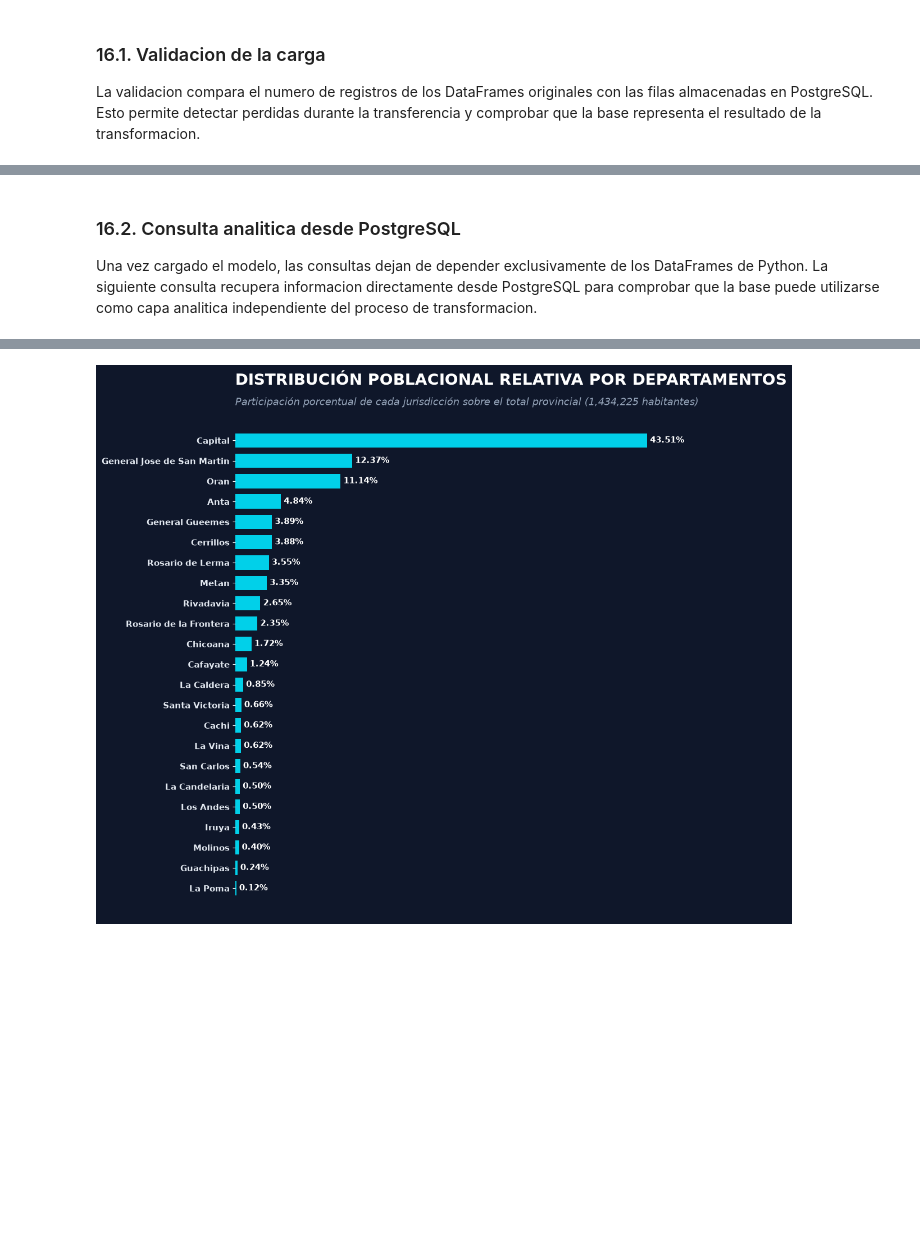
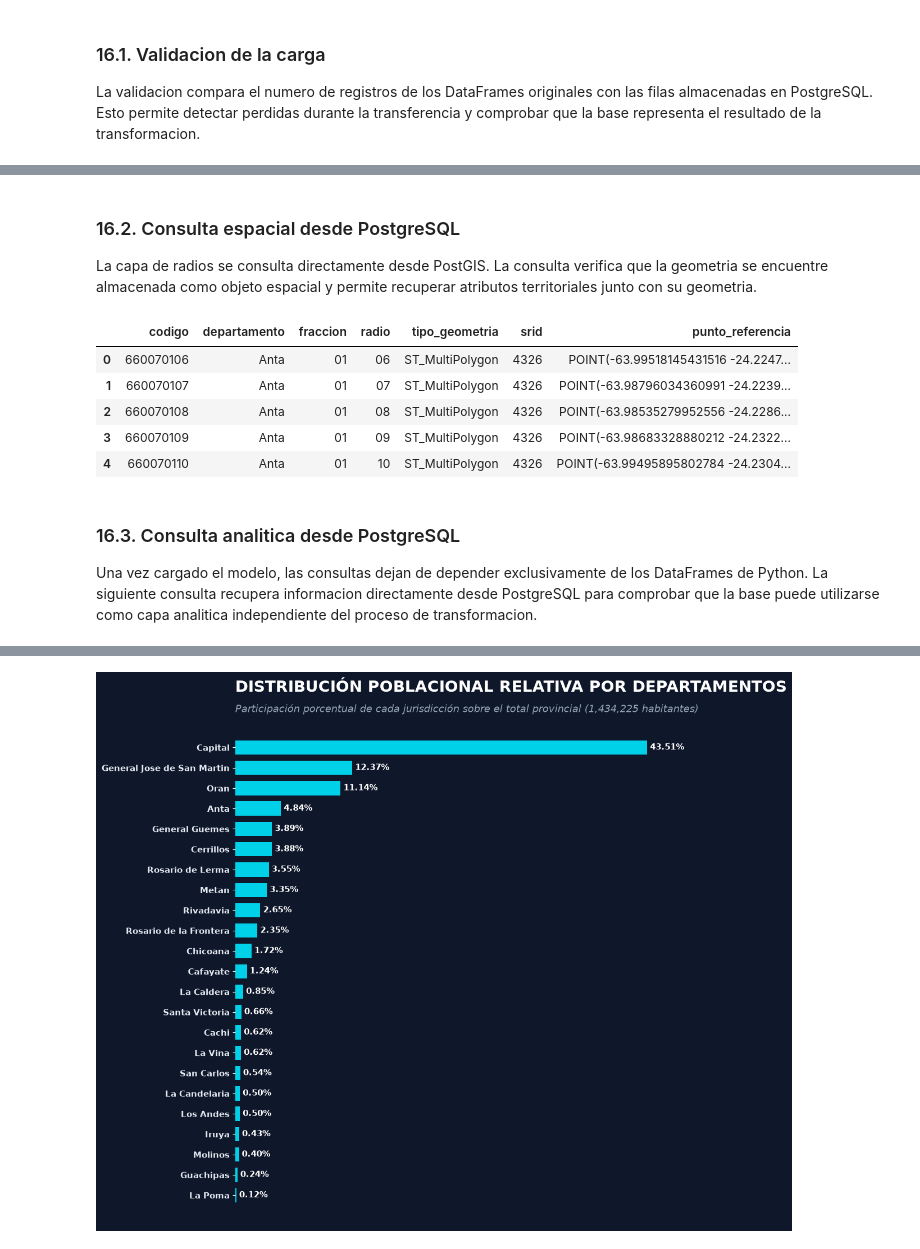
Before and after one commit to turkoModad/censo-pipeline-geoanalytics, a Jupyter notebook: main.ipynb, the cells around one changed output, grey strips where cells are left out. Cells and saved outputs as stored; diff of their text form; code cells hidden in the pictures; blank space fills up the shorter version.

```diff
--- a/main.ipynb
+++ b/main.ipynb
@@ -1004,5 +1122,34 @@ if LOAD_POSTGRES and engine is not None:
+# %% [markdown]
+### 16.2. Consulta espacial desde PostgreSQL
+
+La capa de radios se consulta directamente desde PostGIS. La consulta verifica que la geometria se encuentre almacenada como objeto espacial y permite recuperar atributos territoriales junto con su geometria.
+# %%
+if LOAD_POSTGRES and engine is not None:
+    spatial_query = """
+        SELECT
+            codigo,
+            departamento,
+            fraccion,
+            radio,
+            ST_GeometryType(geometry) AS tipo_geometria,
+            ST_SRID(geometry) AS srid,
+            ST_AsText(ST_PointOnSurface(geometry)) AS punto_referencia
+        FROM public.geo_radios_2022
+        ORDER BY codigo
+        LIMIT 5
+    """
+
+    spatial_sample = pd.read_sql(spatial_query, engine)
+    display(spatial_sample)
+# %% [output]
+|  | codigo | departamento | fraccion | radio | tipo_geometria | srid | punto_referencia |
+| 0 | 660070106 | Anta | 01 | 06 | ST_MultiPolygon | 4326 | POINT(-63.99518145431516 -24.2247... |
+| 1 | 660070107 | Anta | 01 | 07 | ST_MultiPolygon | 4326 | POINT(-63.98796034360991 -24.2239... |
+| 2 | 660070108 | Anta | 01 | 08 | ST_MultiPolygon | 4326 | POINT(-63.98535279952556 -24.2286... |
+| 3 | 660070109 | Anta | 01 | 09 | ST_MultiPolygon | 4326 | POINT(-63.98683328880212 -24.2322... |
+| 4 | 660070110 | Anta | 01 | 10 | ST_MultiPolygon | 4326 | POINT(-63.99495895802784 -24.2304... |
 # %% [markdown]
-### 16.2. Consulta analitica desde PostgreSQL
+### 16.3. Consulta analitica desde PostgreSQL
 
 Una vez cargado el modelo, las consultas dejan de depender exclusivamente de los DataFrames de Python. La siguiente consulta recupera informacion directamente desde PostgreSQL para comprobar que la base puede utilizarse como capa analitica independiente del proceso de transformacion.
 # %%
```
Also changed, not shown: parts of 11 cells of this notebook, 3 other files.
